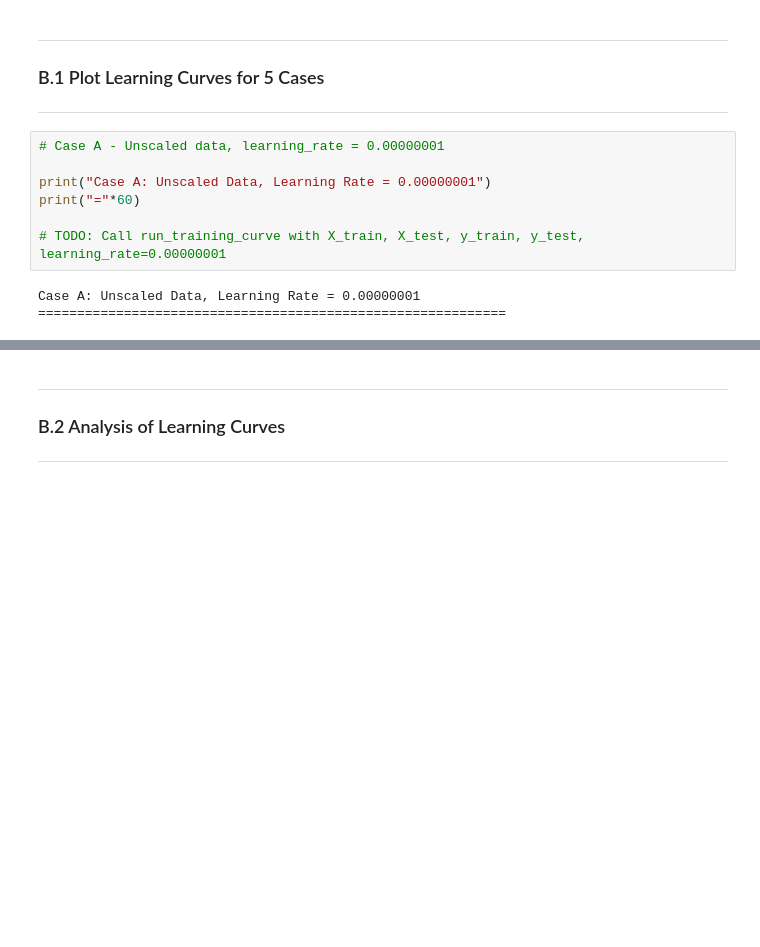
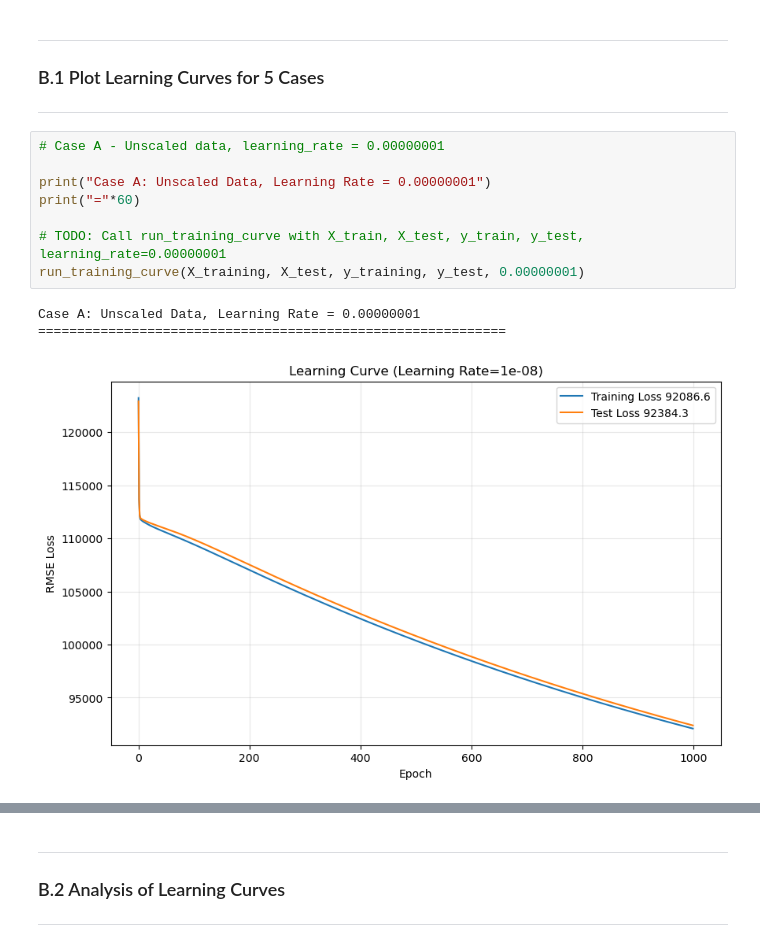
Before and after one commit to LittleVigney/COMPX310, a Jupyter notebook: Lab/Lab6/Lab6.ipynb, the cells around one changed output, grey strips where cells are left out. Cells and saved outputs as stored; diff of their text form; blank space fills up the shorter version.

```diff
--- a/Lab/Lab6/Lab6.ipynb
+++ b/Lab/Lab6/Lab6.ipynb
@@ -534,13 +534,15 @@ def run_training_curve(X_train, X_test, y_train, y_test, learning_rate=0.0000000
 # %%
 # Case A - Unscaled data, learning_rate = 0.00000001
 
 print("Case A: Unscaled Data, Learning Rate = 0.00000001")
 print("="*60)
 
 # TODO: Call run_training_curve with X_train, X_test, y_train, y_test, learning_rate=0.00000001
+run_training_curve(X_training, X_test, y_training, y_test, 0.00000001)
 # %% [output]
 Case A: Unscaled Data, Learning Rate = 0.00000001
 ============================================================
+[figure, added]
 # %%
 # Case B - Unscaled data, learning_rate = 0.0001
 
```
Also changed, not shown: parts of 4 cells of this notebook.
